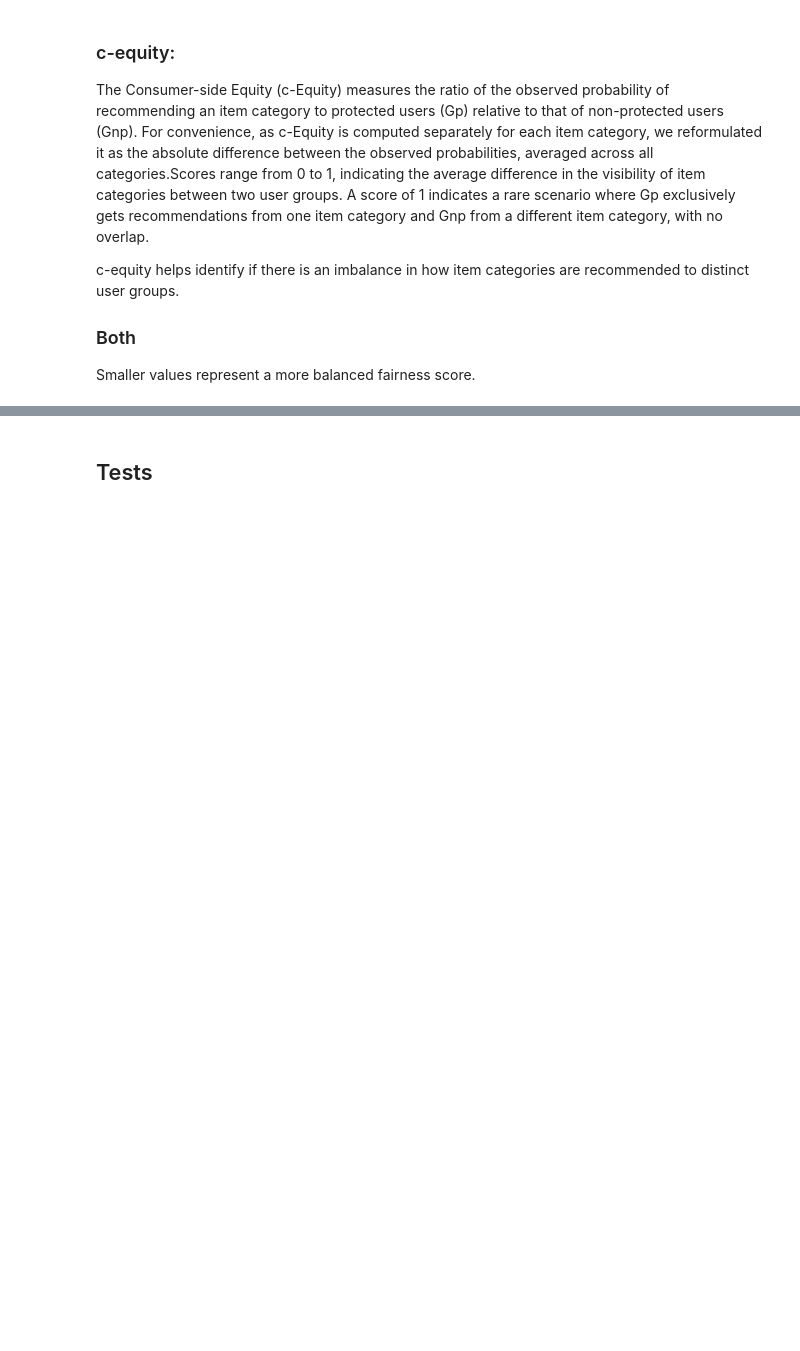
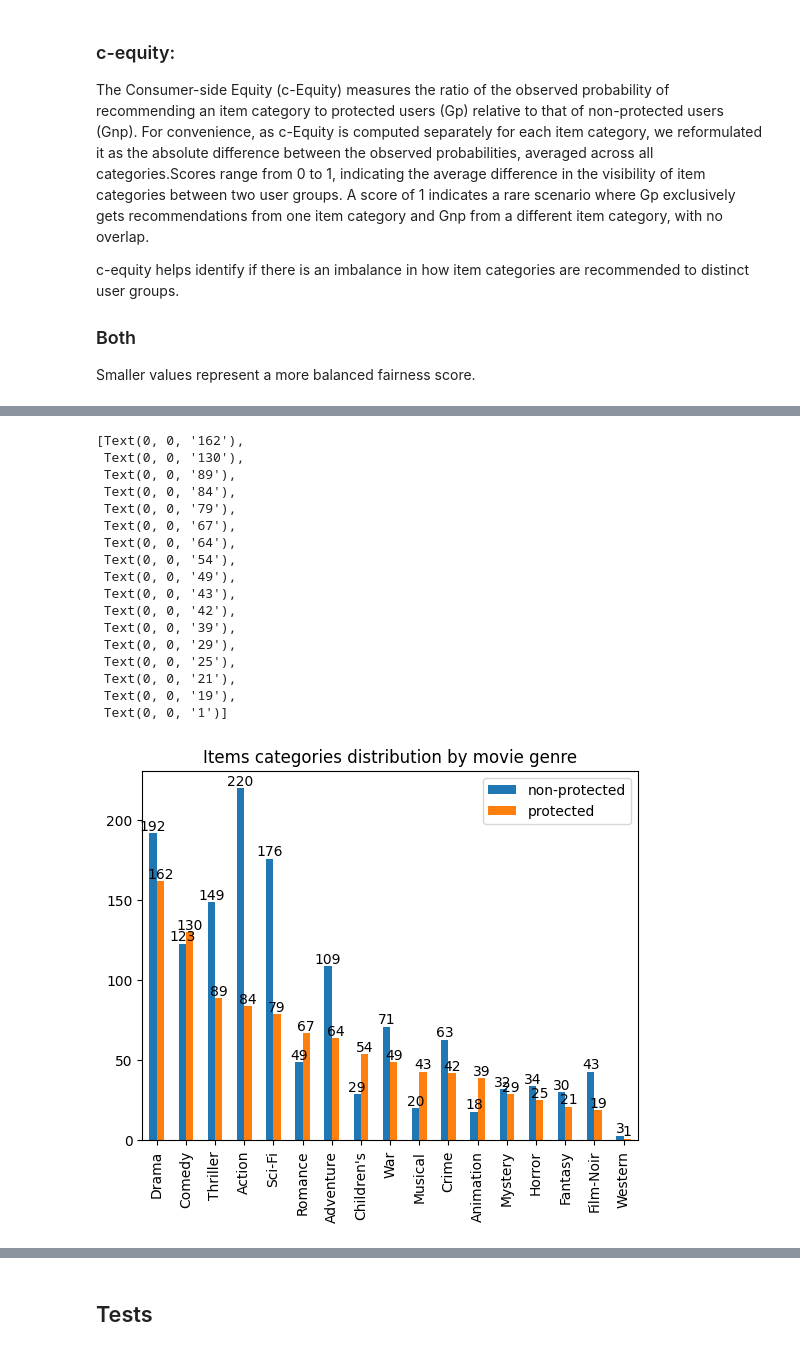
Before and after one commit to edualvss/fair_neighborhood, a Jupyter notebook: notebooks/ML1M-Agentic.ipynb, the cells around one changed output, grey strips where cells are left out. Cells and saved outputs as stored; diff of their text form; code cells hidden in the pictures; blank space fills up the shorter version.

```diff
--- a/notebooks/ML1M-Agentic.ipynb
+++ b/notebooks/ML1M-Agentic.ipynb
@@ -117,8 +117,8 @@ ratings_pp.add_filter(min_rating_filter)
 ratings_pp.add_filter(min_items_per_user_filter)
 
 # create interaction matrix object
-# im = ratings_pp.process(ratings)
-im_train = ratings_pp.process(train_ratings)
+im = ratings_pp.process(ratings)
+#im_train = ratings_pp.process(train_ratings)
 # im_test = ratings_pp.process(test_ratings)
 #im, im_train, im_test = ratings_pp.process_many(ratings, train_ratings, test_ratings)
 
@@ -135,6 +135,9 @@ raw_genre_dict = dict(movies.groupby("Genre")["Item_id"].apply(lambda x: list(se
 inner_genre_dict = {
     genre: get_inner_item_ids(ratings_pp, raw_iids) for genre, raw_iids in raw_genre_dict.items()
 }
+# %%
+im = im # All dataset
+#im = im_train # 50% temporal split
 # %%
 #### UPDATE
 # Remove year from movie titles for better readability
@@ -220,17 +188,17 @@ print(statTable2)
 # %%
 # compute sparsity after filtering
-sparsity = 1 - im_train.density
+sparsity = 1 - im.density
 
 # calculate user interaction and item popularity ranges
-user_interactions = im_train.binary_values.sum(axis=1)
-item_popularities = im_train.binary_values.sum(axis=0)
+user_interactions = im.binary_values.sum(axis=1)
+item_popularities = im.binary_values.sum(axis=0)
 print(f"User interaction ranges from {user_interactions.min()} to {user_interactions.max()}. Item popularity ranges from {item_popularities.min()} to {item_popularities.max()}.")
 
 # get the raw ids of all users involved
-raw_uids = get_raw_user_ids(ratings_pp, im_train.active_users)
+raw_uids = get_raw_user_ids(ratings_pp, im.active_users)
 
 # create uid - gender mapping df
-gender_mapping_df = train_ratings[train_ratings["User_id"].isin(raw_uids)][["User_id", "Gender"]].drop_duplicates()
+gender_mapping_df = ratings[ratings["User_id"].isin(raw_uids)][["User_id", "Gender"]].drop_duplicates()
 
 # get the raw/inner ids of all females involved
 raw_uids_f = gender_mapping_df.loc[gender_mapping_df["Gender"] == 1, "User_id"].to_numpy()
@@ -240,11 +208,11 @@ inner_uids_f = get_inner_user_ids(ratings_pp, raw_uids_f)
 raw_uids_m = gender_mapping_df.loc[gender_mapping_df["Gender"] == 0, "User_id"].to_numpy()
 inner_uids_m = get_inner_user_ids(ratings_pp, raw_uids_m)
 
-num_interactions_f, num_interactions_m = im_train.binary_values[inner_uids_f].sum(), im_train.binary_values[inner_uids_m].sum()
+num_interactions_f, num_interactions_m = im.binary_values[inner_uids_f].sum(), im.binary_values[inner_uids_m].sum()
 
 # table stats
 statTable1 = PrettyTable(["data set","|U|","|I|","int(I)","sparsity"])
-statTable1.add_row(["ML1M", str(im_train.num_active_users), str(im_train.num_active_items), str(im_train.num_interactions), str(round(sparsity*100,2))])
+statTable1.add_row(["ML1M", str(im.num_active_users), str(im.num_active_items), str(im.num_interactions), str(round(sparsity*100,2))])
 print(statTable1)
 
 statTable2 = PrettyTable(["data set","attribute","|F|","int(F)","|M|","int(M)"])
@@ -791,7 +774,7 @@ def format_item_distribution(items_distribution:dict) -> str:
 def get_item_distribution(store:BaseStore):
     # Get all users with recommendation
     namespace_for_uparity = ("metrics","u-parity")
-    u_parity_items = store.search(namespace_for_uparity)
+    u_parity_items = store.search(namespace_for_uparity,limit=10000)
     users = set([item.value.get('user_id') for item in u_parity_items])
     # For each user with recommendation, get the recommended items and the user group
     categories_distribution = dict()
@@ -1069,0 +1154,24 @@ df_result[['u-parity','c-equity']].plot(xlabel='Iteration', ylabel='Score', titl
+# %%
+categories_distribution = get_item_distribution(store)
+ax = pd.DataFrame(categories_distribution).sort_values('protected',ascending=False).plot(kind='bar', title='Items categories distribution by movie genre')
+ax.bar_label(ax.containers[0], fmt='{:,.0f}')
+ax.bar_label(ax.containers[1], fmt='{:,.0f}')
+# %% [output]
+[Text(0, 0, '162'),
+ Text(0, 0, '130'),
+ Text(0, 0, '89'),
+ Text(0, 0, '84'),
+ Text(0, 0, '79'),
+ Text(0, 0, '67'),
+ Text(0, 0, '64'),
+ Text(0, 0, '54'),
+ Text(0, 0, '49'),
+ Text(0, 0, '43'),
+ Text(0, 0, '42'),
+ Text(0, 0, '39'),
+ Text(0, 0, '29'),
+ Text(0, 0, '25'),
+ Text(0, 0, '21'),
+ Text(0, 0, '19'),
+ Text(0, 0, '1')]
+[figure, added]
```
Also changed, not shown: parts of 46 cells of this notebook.
